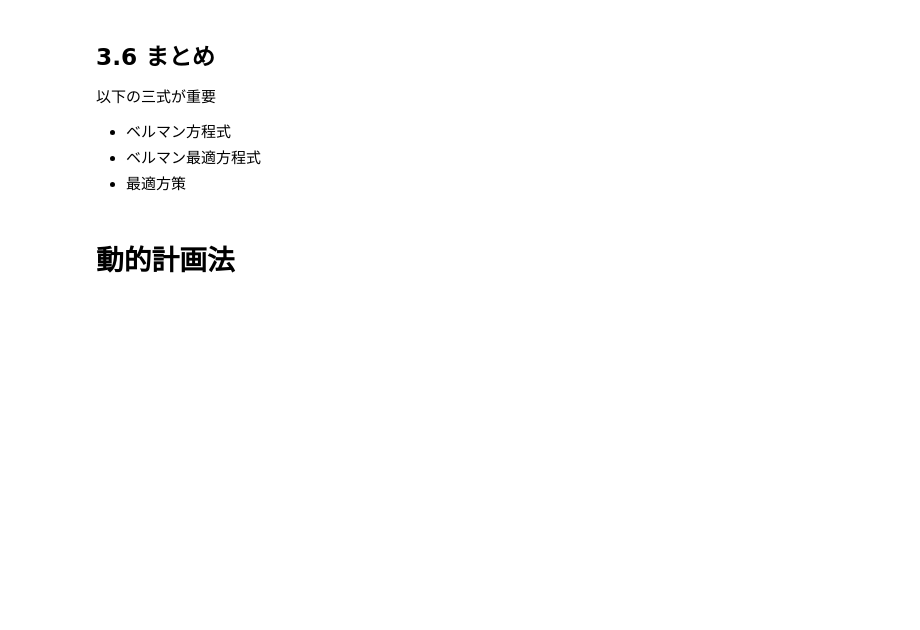
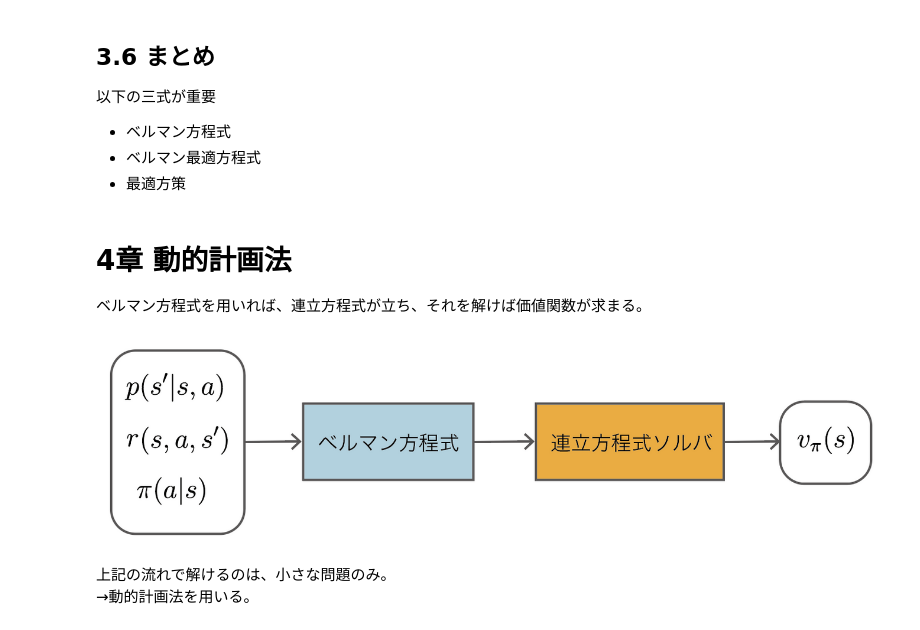
Before and after one commit to sota1111/DL_Zero, a Jupyter notebook: DL_Zero4_1.ipynb, the cells around one changed output. Saved outputs shown, nothing was run; the diff lists cells and outputs as text; code cells hidden in the pictures; blank space fills up the shorter version.

```diff
--- a/DL_Zero4_1.ipynb
+++ b/DL_Zero4_1.ipynb
@@ -553,4 +554,13 @@ Q関数におけるベルマン最適方程式を示す。
 - ベルマン最適方程式
 - 最適方策
 # %% [markdown]
-# 動的計画法
+#  4章 動的計画法
+ベルマン方程式を用いれば、連立方程式が立ち、それを解けば価値関数が求まる。
+# %%
+from IPython.display import Image,display_png
+display_png(Image('ベルマン方程式を使って価値関数を求める流れ.png'))
+# %% [output]
+[figure, added]
+# %% [markdown]
+上記の流れで解けるのは、小さな問題のみ。
+→動的計画法を用いる。
```
Also changed, not shown: parts of 9 cells of this notebook.
